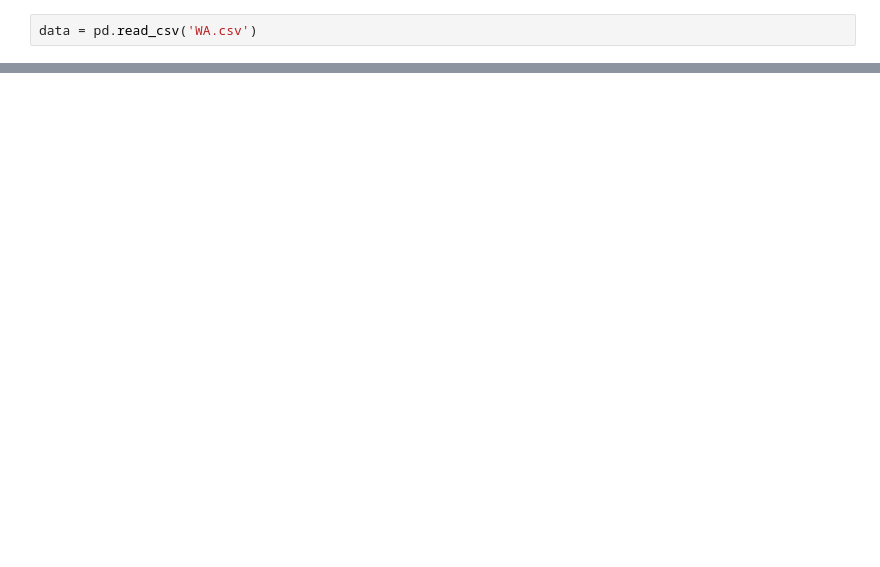
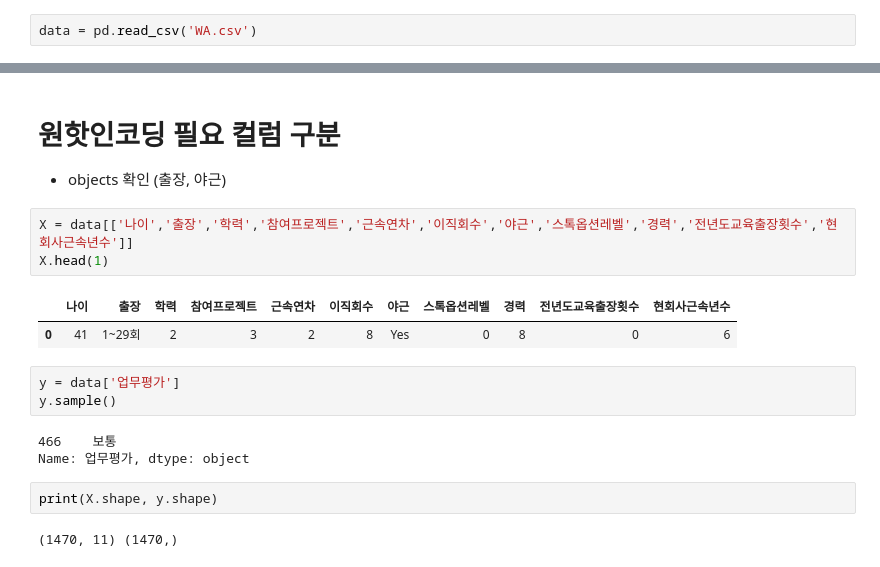
Before and after one commit to k-j-hyun/ai_x, a Jupyter notebook: source/01_python/250811_KNN_NB_TEST.ipynb, the cells around one changed output, grey strips where cells are left out. Cells and saved outputs as stored; diff of their text form; blank space fills up the shorter version.

```diff
--- a/source/01_python/250811_KNN_NB_TEST.ipynb
+++ b/source/01_python/250811_KNN_NB_TEST.ipynb
@@ -13,0 +80,19 @@ data.sample()
+# %% [markdown]
+# 원핫인코딩 필요 컬럼 구분
+- objects 확인 (출장, 야근)
+# %%
+X = data[['나이','출장','학력','참여프로젝트','근속연차','이직회수','야근','스톡옵션레벨','경력','전년도교육출장횟수','현회사근속년수']]
+X.head(1)
+# %% [output]
+|  | 나이 | 출장 | 학력 | 참여프로젝트 | 근속연차 | 이직회수 | 야근 | 스톡옵션레벨 | 경력 | 전년도교육출장횟수 | 현회사근속년수 |
+| 0 | 41 | 1~29회 | 2 | 3 | 2 | 8 | Yes | 0 | 8 | 0 | 6 |
+# %%
+y = data['업무평가']
+y.sample()
+# %% [output]
+466    보통
+Name: 업무평가, dtype: object
+# %%
+print(X.shape, y.shape)
+# %% [output]
+(1470, 11) (1470,)
```
Also changed, not shown: parts of 35 cells of this notebook, 21 other files.
